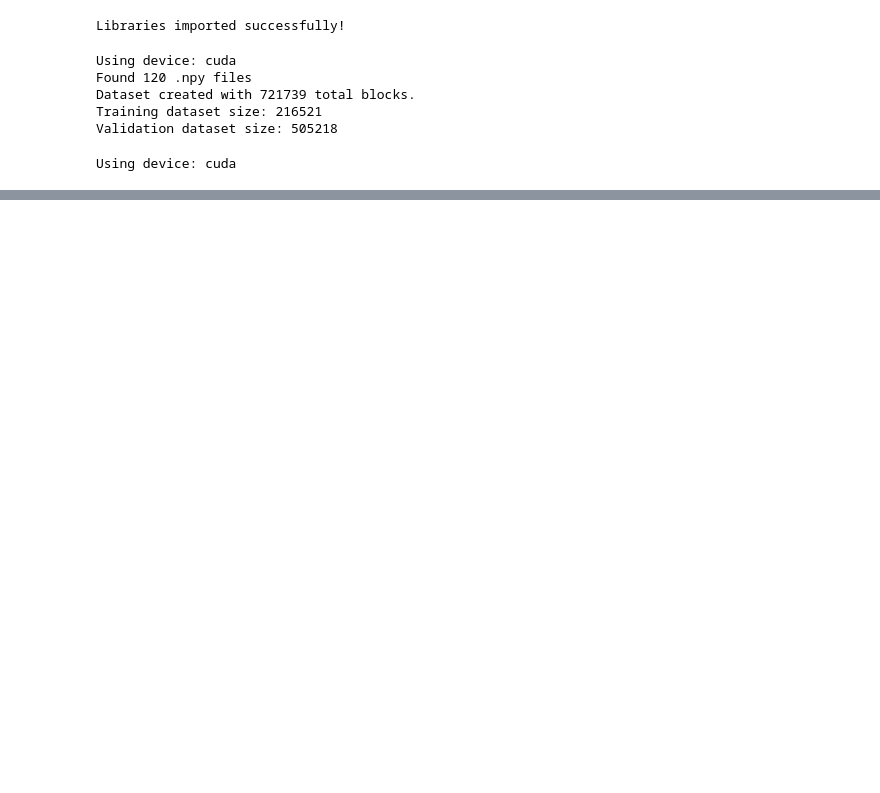
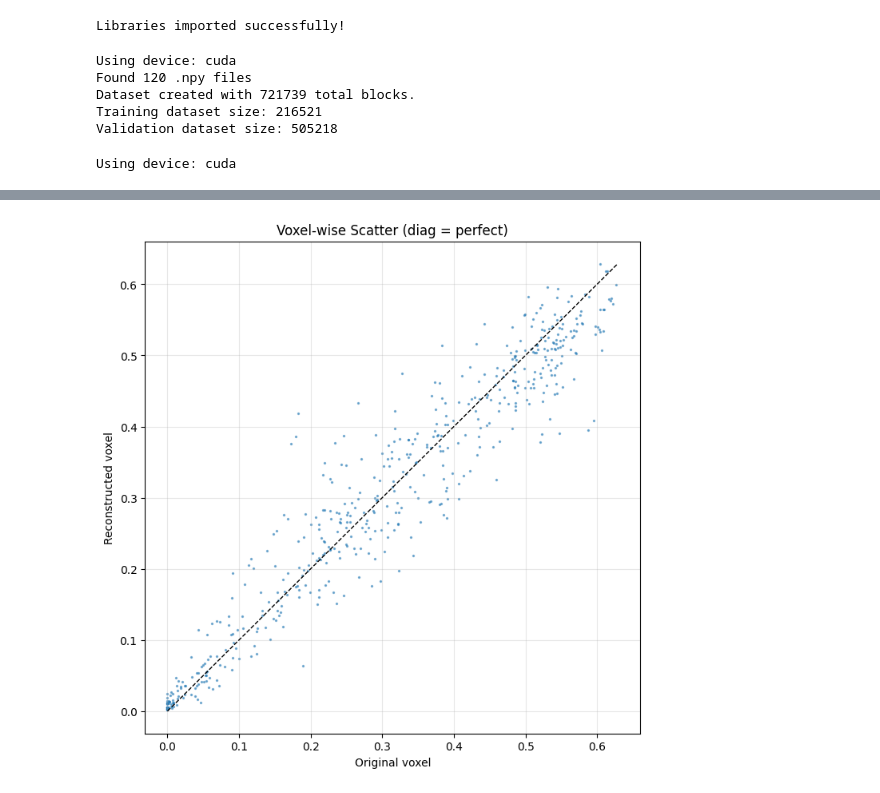
Before and after one commit to ZephirFXEC/VQVDB, a Jupyter notebook: notebook.ipynb, the cells around one changed output, grey strips where cells are left out. Saved outputs shown, nothing was run; the diff lists cells and outputs as text; code cells hidden in the pictures; blank space fills up the shorter version.

```diff
--- a/notebook.ipynb
+++ b/notebook.ipynb
@@ -600,0 +456,18 @@ Overall Mean Squared Error (MSE) on dataset: 0.00064828
+# %%
+n_points = 100_000
+orig_sample = original_np.flatten()
+recon_sample = reconstructed_np.flatten()
+if len(orig_sample) > n_points:
+    idx = np.random.choice(len(orig_sample), n_points, replace=False)
+    orig_sample = orig_sample[idx]; recon_sample = recon_sample[idx]
+
+plt.figure(figsize=(8,8))
+plt.scatter(orig_sample, recon_sample, s=2, alpha=.5)
+lims = [min(orig_sample.min(), recon_sample.min()),
+        max(orig_sample.max(), recon_sample.max())]
+plt.plot(lims, lims, 'k--', linewidth=1)
+plt.xlabel('Original voxel'); plt.ylabel('Reconstructed voxel')
+plt.title('Voxel-wise Scatter (diag = perfect)')
+plt.grid(True, alpha=.3); plt.show()
+# %% [output]
+[figure, added]
```
Also changed, not shown: parts of 9 cells of this notebook, 4 other files.
